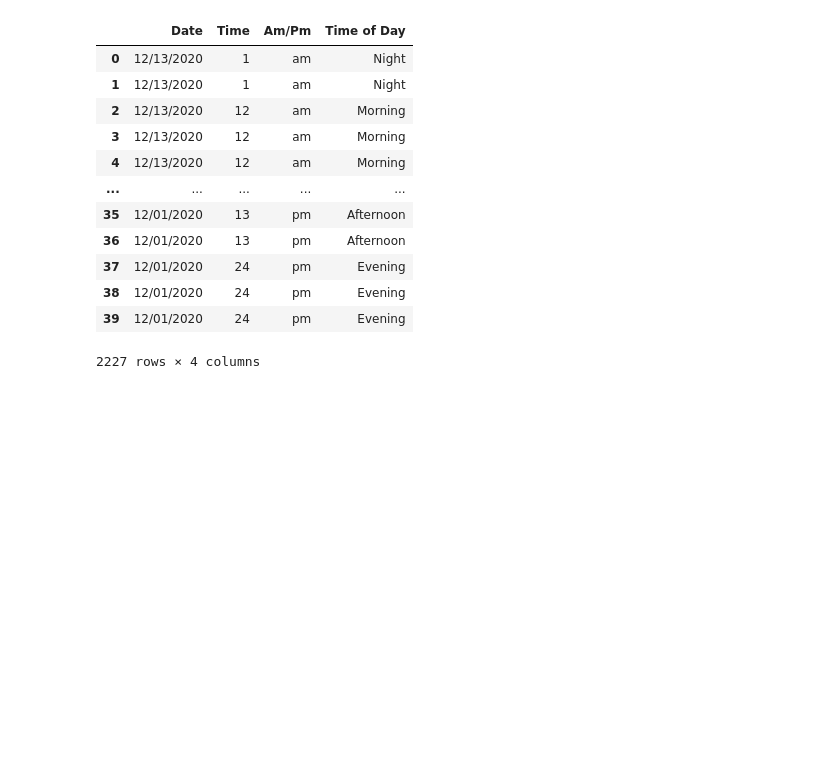
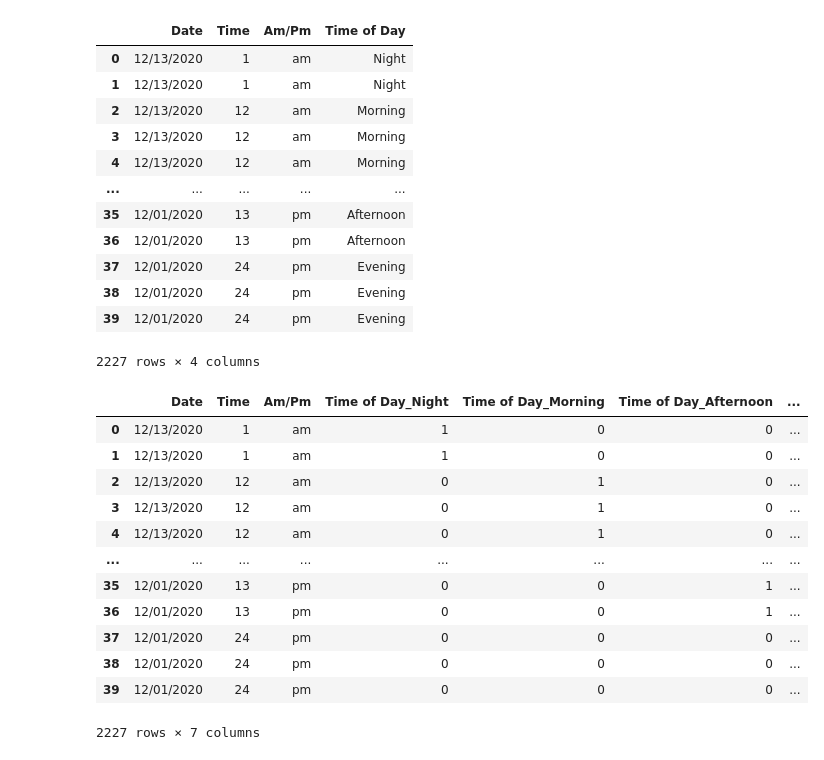
Before and after one commit to madelinesachtler/final-project, a Jupyter notebook: cleaning.ipynb, the cells around one changed output. Drawn from its saved outputs; the diff is of its cells as text; code cells hidden in the pictures; blank space fills up the shorter version.

```diff
--- a/cleaning.ipynb
+++ b/cleaning.ipynb
@@ -251,3 +231,21 @@ See the caveats in the documentation: https://pandas.pydata.org/pandas-docs/stab
 | 38 | 12/01/2020 | 24 | pm | Evening |
 | 39 | 12/01/2020 | 24 | pm | Evening |
 2227 rows × 4 columns
+# %%
+data_binary = pd.get_dummies(NewTime, columns = ["Time of Day"])
+# %%
+data_binary
+# %% [output]
+|  | Date | Time | Am/Pm | Time of Day_Night | Time of Day_Morning | Time of Day_Afternoon | ... |
+| 0 | 12/13/2020 | 1 | am | 1 | 0 | 0 | ... |
+| 1 | 12/13/2020 | 1 | am | 1 | 0 | 0 | ... |
+| 2 | 12/13/2020 | 12 | am | 0 | 1 | 0 | ... |
+| 3 | 12/13/2020 | 12 | am | 0 | 1 | 0 | ... |
+| 4 | 12/13/2020 | 12 | am | 0 | 1 | 0 | ... |
+| ... | ... | ... | ... | ... | ... | ... | ... |
+| 35 | 12/01/2020 | 13 | pm | 0 | 0 | 1 | ... |
+| 36 | 12/01/2020 | 13 | pm | 0 | 0 | 1 | ... |
+| 37 | 12/01/2020 | 24 | pm | 0 | 0 | 0 | ... |
+| 38 | 12/01/2020 | 24 | pm | 0 | 0 | 0 | ... |
+| 39 | 12/01/2020 | 24 | pm | 0 | 0 | 0 | ... |
+2227 rows × 7 columns
```
Also changed, not shown: parts of 3 cells of this notebook.
